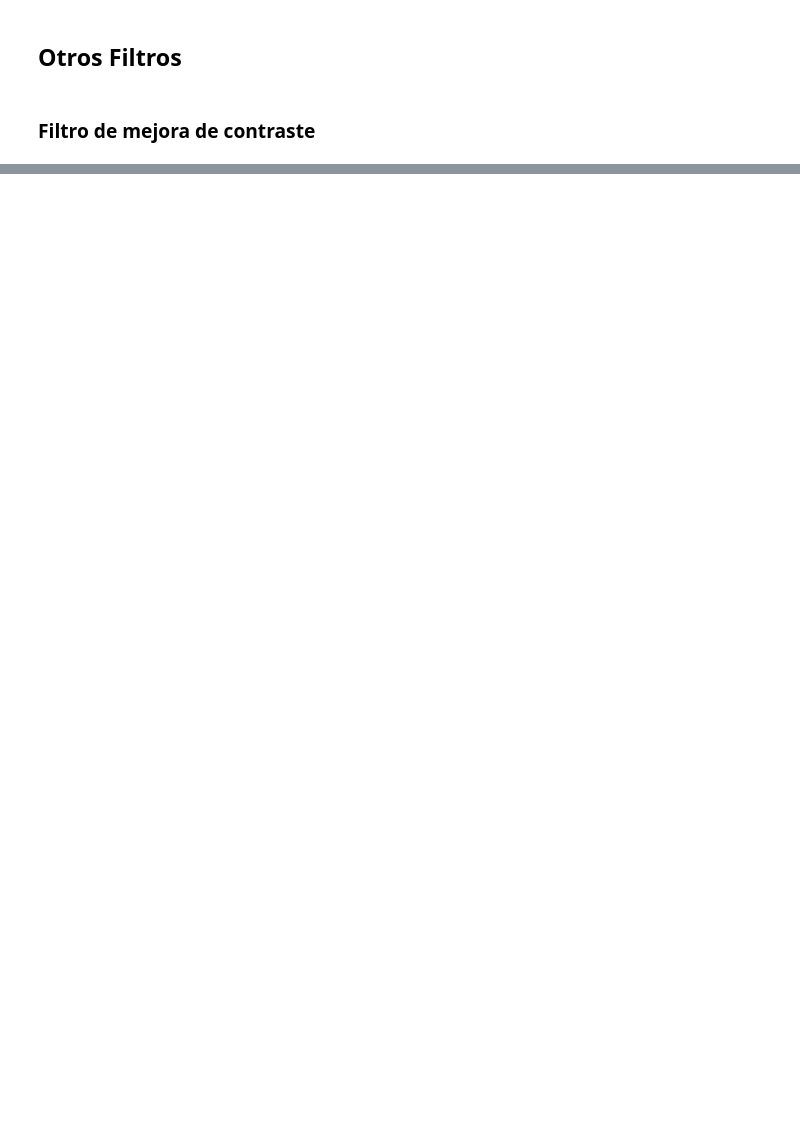
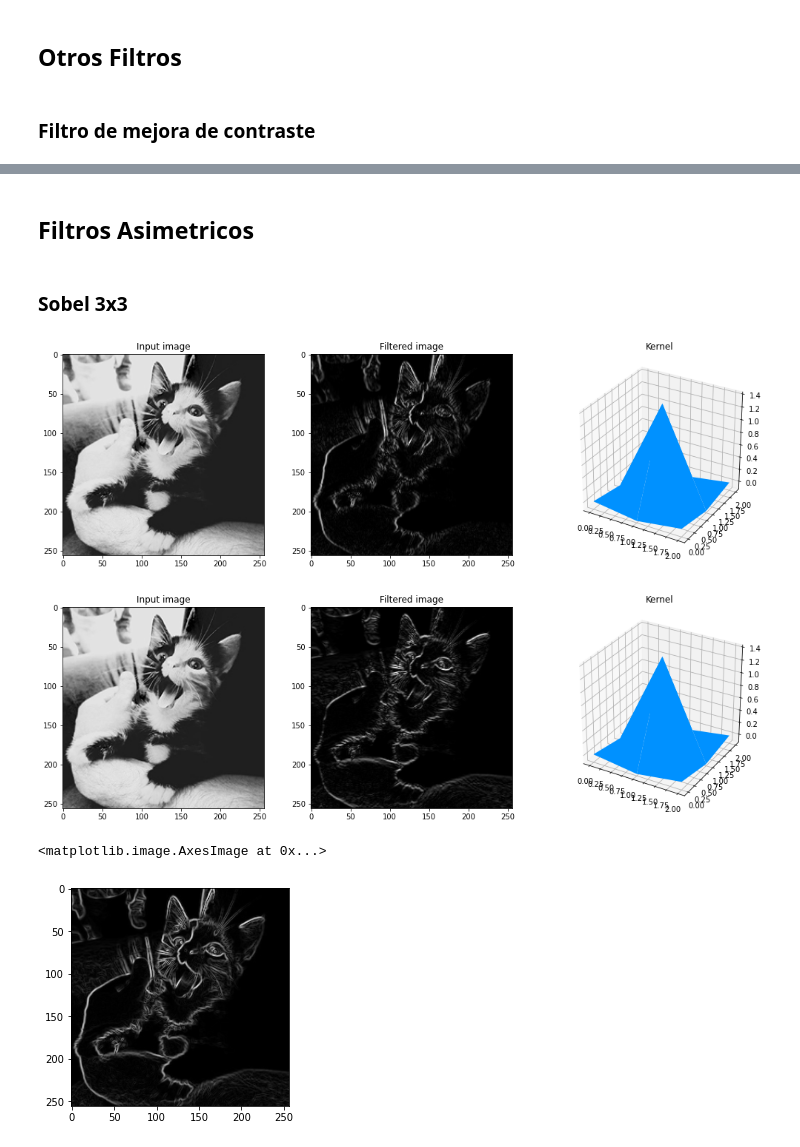
Before and after one commit to FaragoFa/PDI, a Jupyter notebook: Practica_5.ipynb, the cells around one changed output, grey strips where cells are left out. Drawn from its saved outputs; the diff is of its cells as text; code cells hidden in the pictures; blank space fills up the shorter version.

```diff
--- a/Practica_5.ipynb
+++ b/Practica_5.ipynb
@@ -294,0 +327,27 @@ plot_images_and_kernel(img, img_filt, kernel)
+# %% [markdown]
+## Filtros Asimetricos
+# %% [markdown]
+### Sobel 3x3
+# %%
+kernelX = np.array([[-1,0,1],
+                   [-2,0,2],
+                   [-1,0,1]])
+
+kernelY = np.array([[1,2,1],
+                   [0,0,0],
+                   [-1,-2,-1]])
+
+
+img_filt_X = convolve2d(img, kernelX, mode='same',boundary='symm')
+img_filt_Y = convolve2d(img, kernelY, mode='same',boundary='symm')
+
+absoluto = np.sqrt(img_filt_X*img_filt_X + img_filt_Y*img_filt_Y)
+
+plot_images_and_kernel(img, abs(img_filt_X), kernel)
+plot_images_and_kernel(img, abs(img_filt_Y), kernel)
+plt.imshow(absoluto, 'gray')
+# %% [output]
+[figure, added]
+[figure, added]
+<matplotlib.image.AxesImage at 0x...>
+[figure, added]
```
Also changed, not shown: parts of 9 cells of this notebook.
